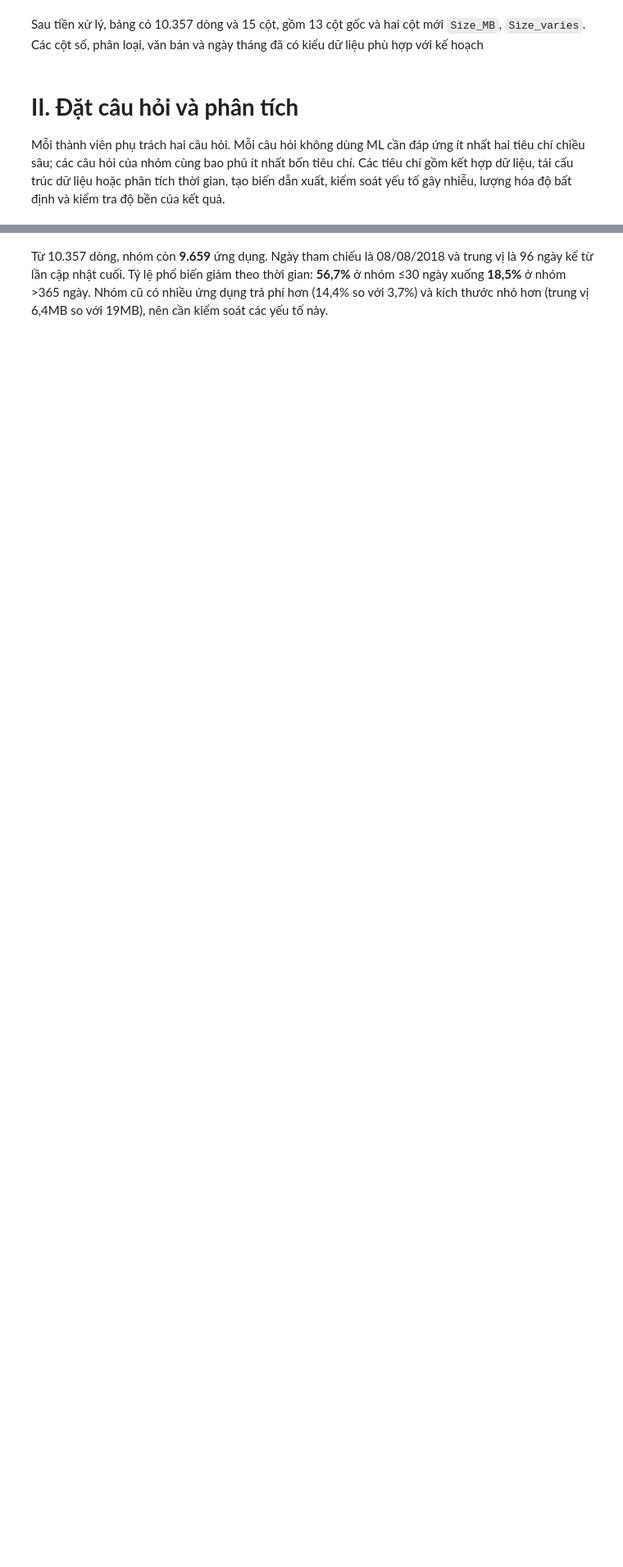
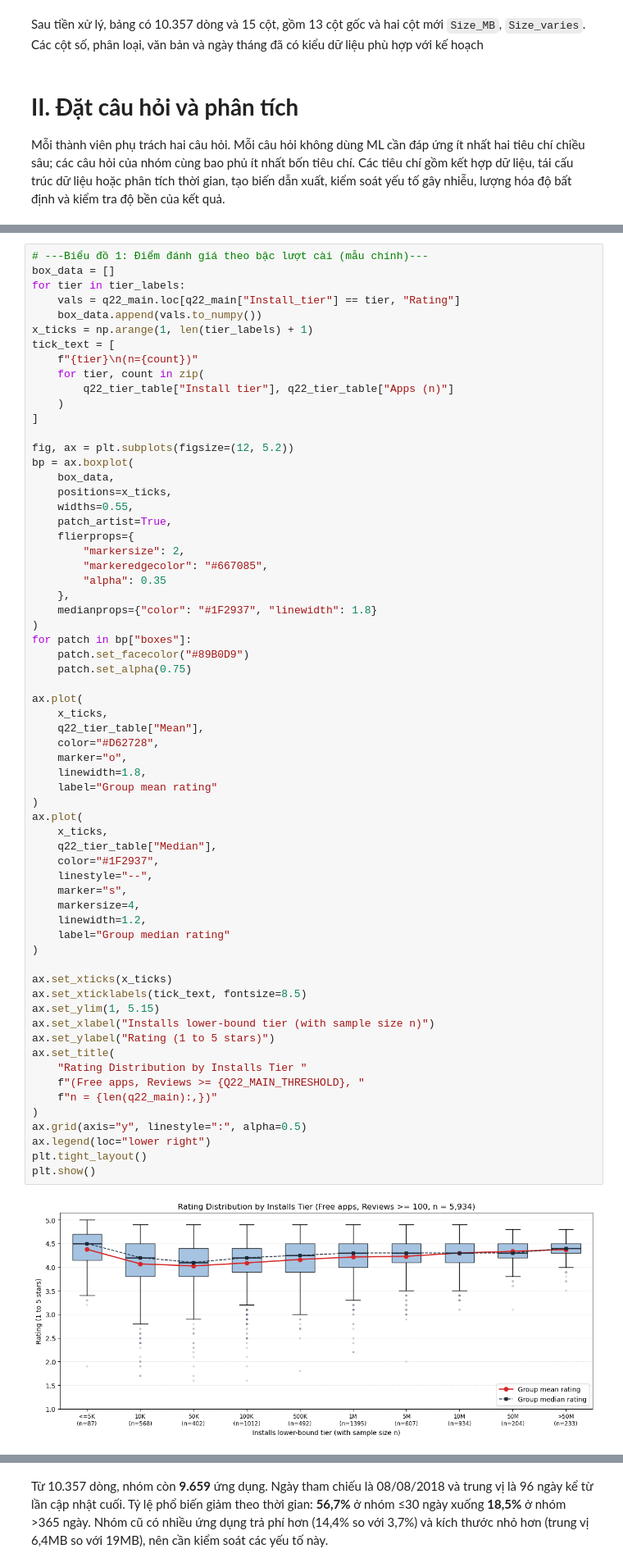
Before and after one commit to phtanh05/google-play-store-apps-analysis, a Jupyter notebook: notebooks/02_analysis.ipynb, the cells around one changed output, grey strips where cells are left out. Shown at 82% size. Cells and saved outputs as stored; diff of their text form; blank space fills up the shorter version.

```diff
--- a/notebooks/02_analysis.ipynb
+++ b/notebooks/02_analysis.ipynb
@@ -700,0 +1064,66 @@ display(q1_price_sensitivity.round(4))
+# %%
+# ---Biểu đồ 1: Điểm đánh giá theo bậc lượt cài (mẫu chính)---
+box_data = []
+for tier in tier_labels:
+    vals = q22_main.loc[q22_main["Install_tier"] == tier, "Rating"]
+    box_data.append(vals.to_numpy())
+x_ticks = np.arange(1, len(tier_labels) + 1)
+tick_text = [
+    f"{tier}\n(n={count})"
+    for tier, count in zip(
+        q22_tier_table["Install tier"], q22_tier_table["Apps (n)"]
+    )
+]
+
+fig, ax = plt.subplots(figsize=(12, 5.2))
+bp = ax.boxplot(
+    box_data,
+    positions=x_ticks,
+    widths=0.55,
+    patch_artist=True,
+    flierprops={
+        "markersize": 2,
+        "markeredgecolor": "#667085",
+        "alpha": 0.35
+    },
+    medianprops={"color": "#1F2937", "linewidth": 1.8}
+)
+for patch in bp["boxes"]:
+    patch.set_facecolor("#89B0D9")
+    patch.set_alpha(0.75)
+
+ax.plot(
+    x_ticks,
+    q22_tier_table["Mean"],
+    color="#D62728",
+    marker="o",
+    linewidth=1.8,
+    label="Group mean rating"
+)
+ax.plot(
+    x_ticks,
+    q22_tier_table["Median"],
+    color="#1F2937",
+    linestyle="--",
+    marker="s",
+    markersize=4,
+    linewidth=1.2,
+    label="Group median rating"
+)
+
+ax.set_xticks(x_ticks)
+ax.set_xticklabels(tick_text, fontsize=8.5)
+ax.set_ylim(1, 5.15)
+ax.set_xlabel("Installs lower-bound tier (with sample size n)")
+ax.set_ylabel("Rating (1 to 5 stars)")
+ax.set_title(
+    "Rating Distribution by Installs Tier "
+    f"(Free apps, Reviews >= {Q22_MAIN_THRESHOLD}, "
+    f"n = {len(q22_main):,})"
+)
+ax.grid(axis="y", linestyle=":", alpha=0.5)
+ax.legend(loc="lower right")
+plt.tight_layout()
+plt.show()
+# %% [output]
+[figure, added]
```
Also changed, not shown: parts of 55 cells of this notebook, 1 other file.
